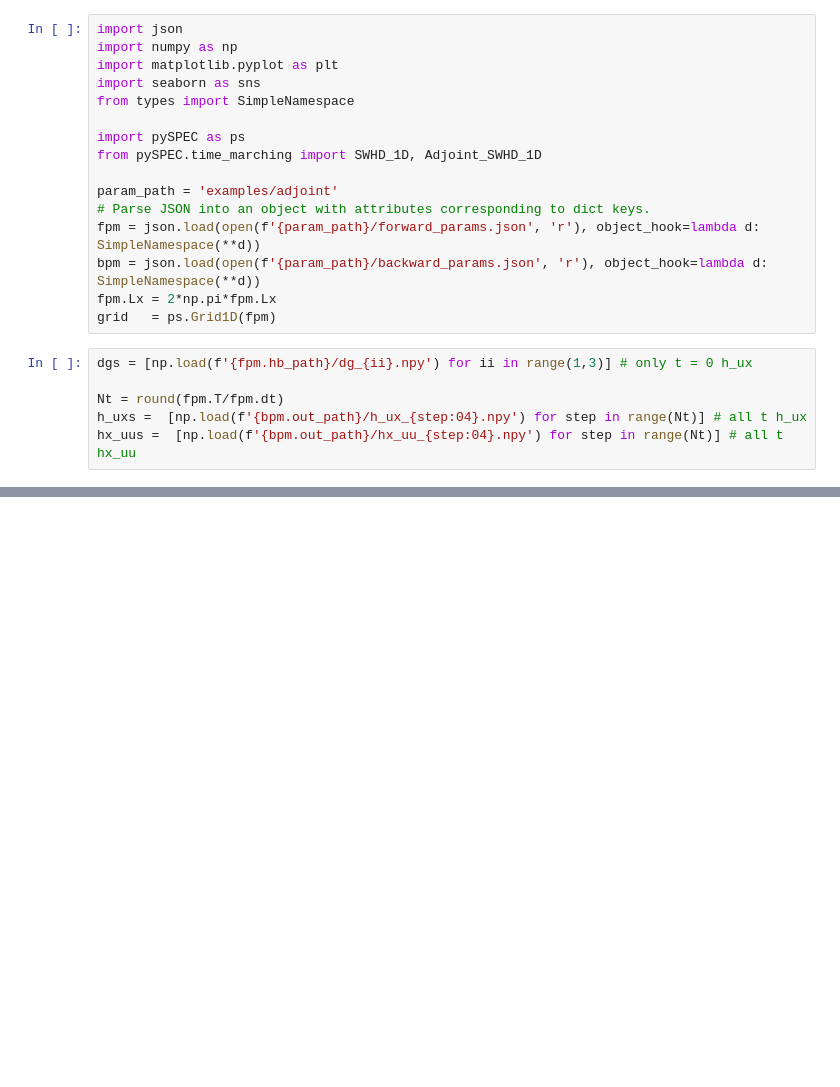
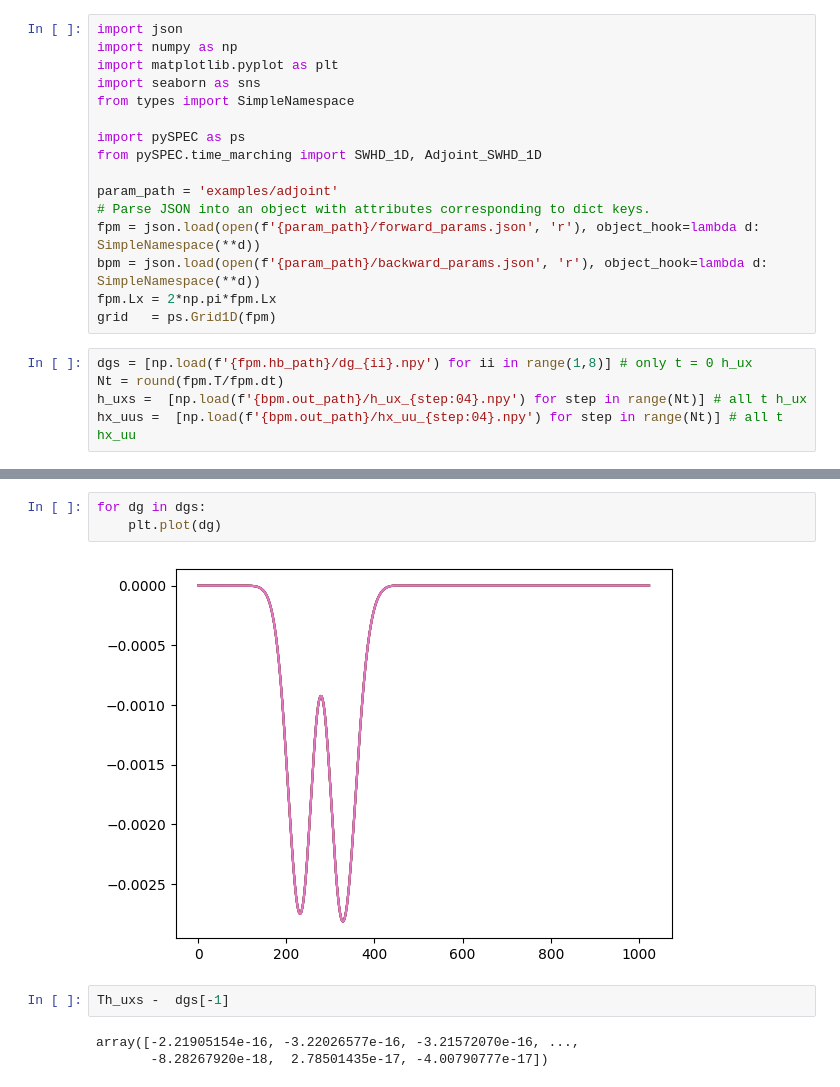
Before and after one commit to PatricioClark/pySPEC, a Jupyter notebook: plot_dg.ipynb, the cells around one changed output, grey strips where cells are left out. Drawn from its saved outputs; the diff is of its cells as text; blank space fills up the shorter version.

```diff
--- a/plot_dg.ipynb
+++ b/plot_dg.ipynb
@@ -15,8 +15,7 @@ bpm = json.load(open(f'{param_path}/backward_params.json', 'r'), object_hook=lam
 fpm.Lx = 2*np.pi*fpm.Lx
 grid   = ps.Grid1D(fpm)
 # %%
-dgs = [np.load(f'{fpm.hb_path}/dg_{ii}.npy') for ii in range(1,3)] # only t = 0 h_ux
-
+dgs = [np.load(f'{fpm.hb_path}/dg_{ii}.npy') for ii in range(1,8)] # only t = 0 h_ux
 Nt = round(fpm.T/fpm.dt)
 h_uxs =  [np.load(f'{bpm.out_path}/h_ux_{step:04}.npy') for step in range(Nt)] # all t h_ux
 hx_uus =  [np.load(f'{bpm.out_path}/hx_uu_{step:04}.npy') for step in range(Nt)] # all t hx_uu
@@ -81,0 +81,10 @@ axs[2].legend()
+# %%
+for dg in dgs:
+    plt.plot(dg)
+# %% [output]
+[figure, added]
+# %%
+Th_uxs -  dgs[-1]
+# %% [output]
+array([-2.21905154e-16, -3.22026577e-16, -3.21572070e-16, ...,
+       -8.28267920e-18,  2.78501435e-17, -4.00790777e-17])
```
Also changed, not shown: parts of 2 cells of this notebook, 5 other files.
